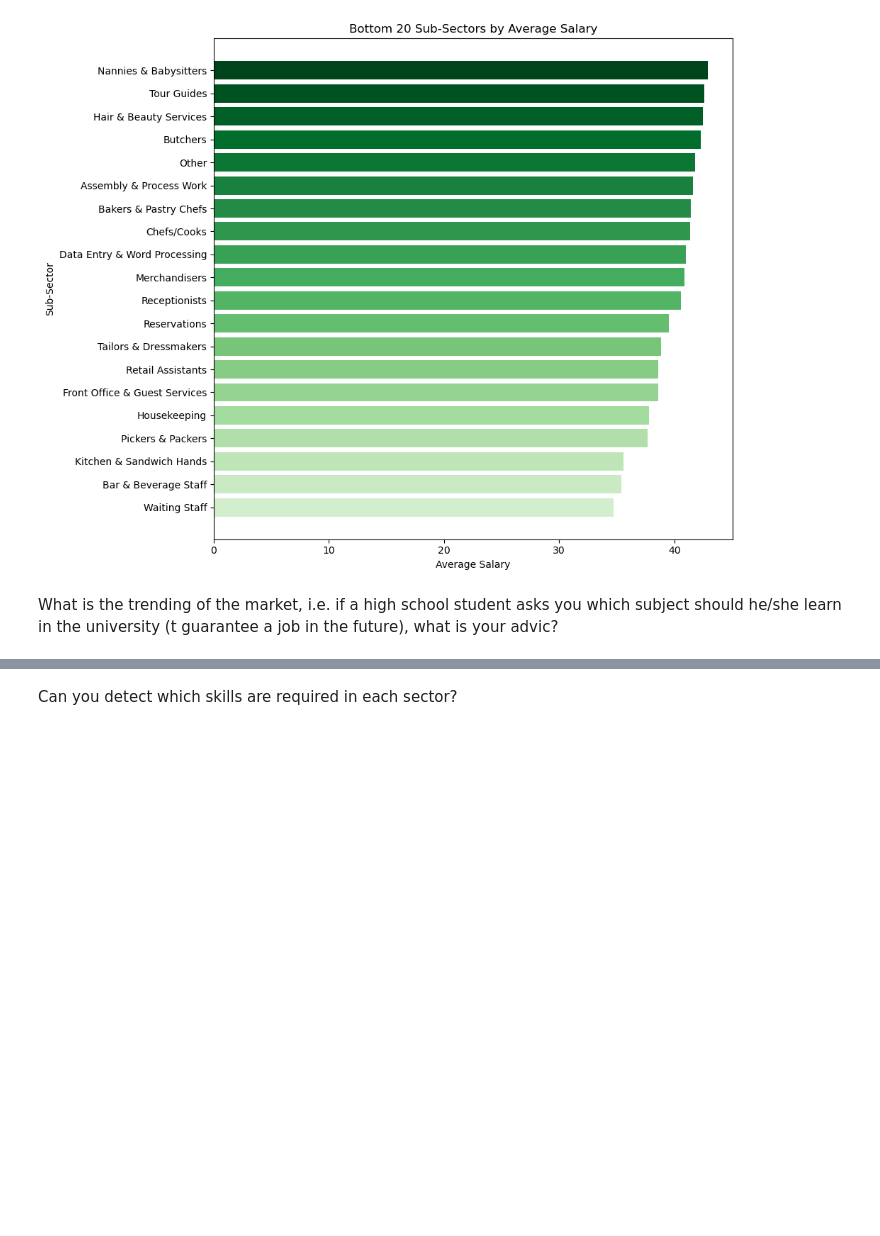
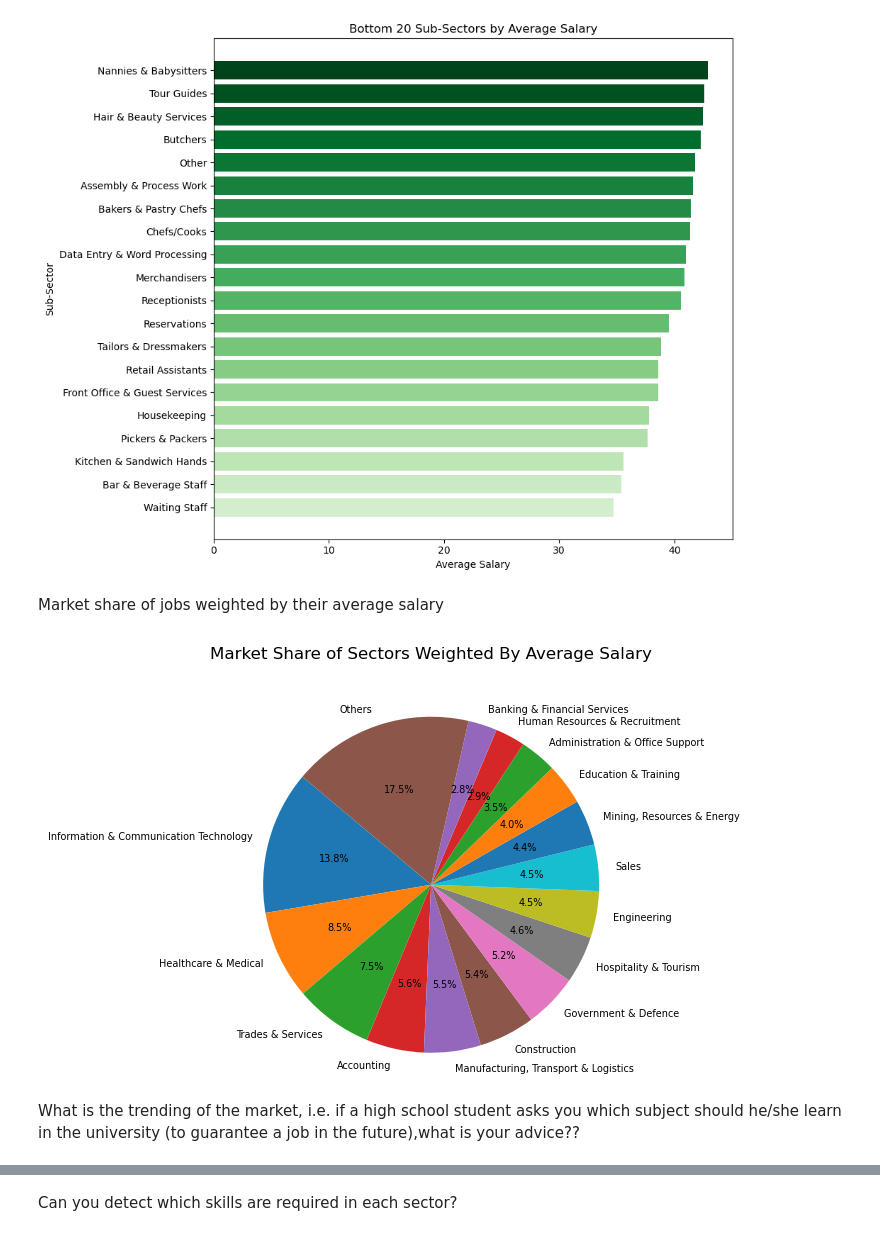
Before and after one commit to jfernando02/3803Assignment, a Jupyter notebook: MergedAssignment.ipynb, the cells around one changed output, grey strips where cells are left out. Cells and saved outputs as stored; diff of their text form; code cells hidden in the pictures; blank space fills up the shorter version.

```diff
--- a/MergedAssignment.ipynb
+++ b/MergedAssignment.ipynb
@@ -526,8 +573,39 @@ plt.tight_layout()
 plt.show()
 # %% [output]
 [figure]
+# %% [markdown]
+Market share of jobs weighted by their average salary
+# %%
+df=pd.read_csv('preprocessed_data.csv')
+sector_subsector_average_salary = df.groupby(['Classification'])['AverageSalary'].mean().reset_index()
+df_pie = df['Classification'].groupby(df['Classification'])
+df_pie = df_pie.count().to_frame()
+df_pie = df_pie.rename(columns={'Classification': 'Count'})
+merged_df=pd.merge(df_pie, sector_subsector_average_salary, on='Classification')
+result = merged_df['AverageSalary'].multiply(merged_df['Count'])
+merged_df['WeightedMarketShare'] = result
+merged_df=merged_df.sort_values(by='WeightedMarketShare', ascending=False)
+merged_df2 = merged_df[:15].copy()
+new_row = pd.DataFrame(data = {
+    'Classification' : ['Others'],
+    'WeightedMarketShare' : [merged_df['WeightedMarketShare'][15:].sum()]
+})
+
+merged_df2 = pd.concat([merged_df2, new_row])
+plt.pie(
+    merged_df2['WeightedMarketShare'],
+    labels=merged_df2['Classification'],
+    autopct='%1.1f%%',
+    textprops={'fontsize': 7},
+    startangle=140
+)
+plt.title('Market Share of Sectors Weighted By Average Salary', pad=30)
+plt.axis('equal')
+plt.show()
+# %% [output]
+[figure, added]
 # %% [markdown]
 What is the trending of the market, i.e. if a high school student
-asks you which subject should he/she learn in the university (t
-guarantee a job in the future), what is your advic?
+asks you which subject should he/she learn in the university (to
+guarantee a job in the future),what is your advice??
 # %% [markdown]
```
Also changed, not shown: parts of 15 cells of this notebook.
